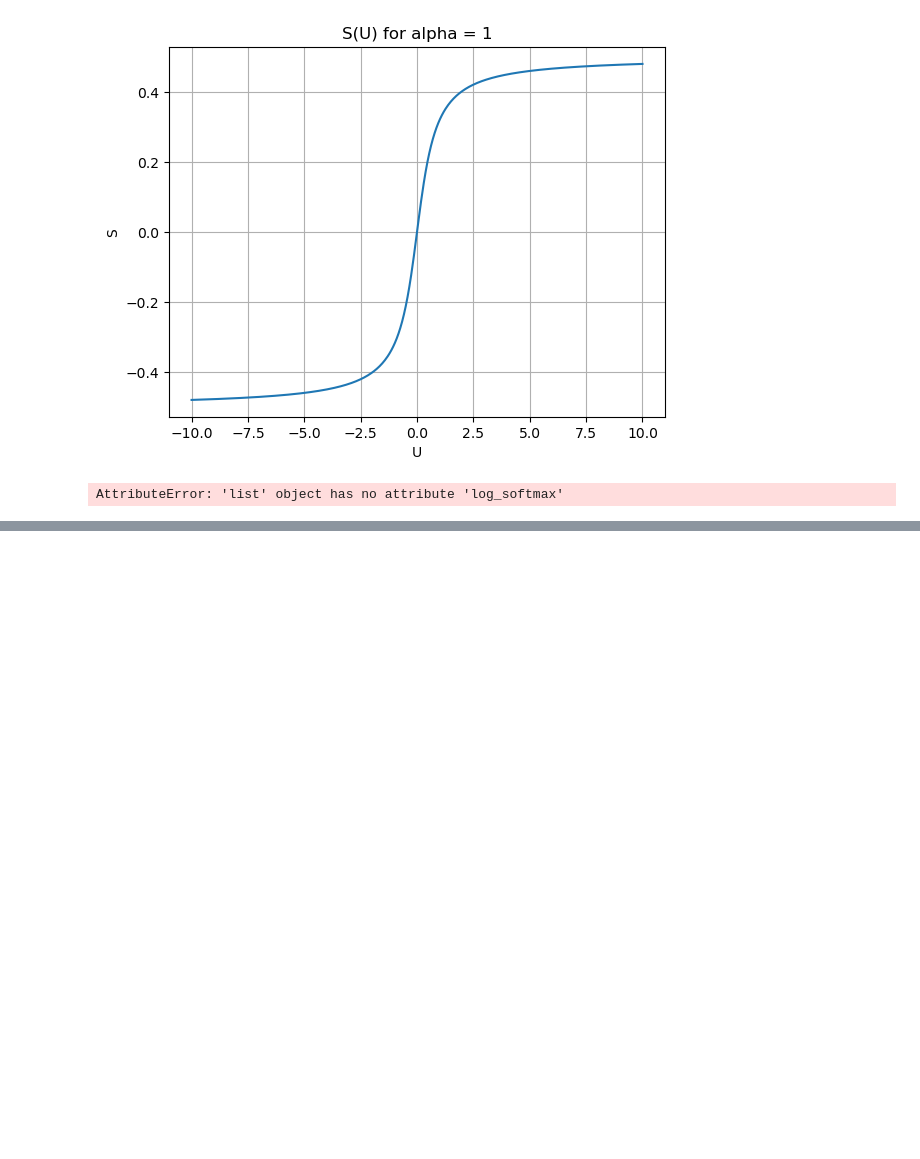
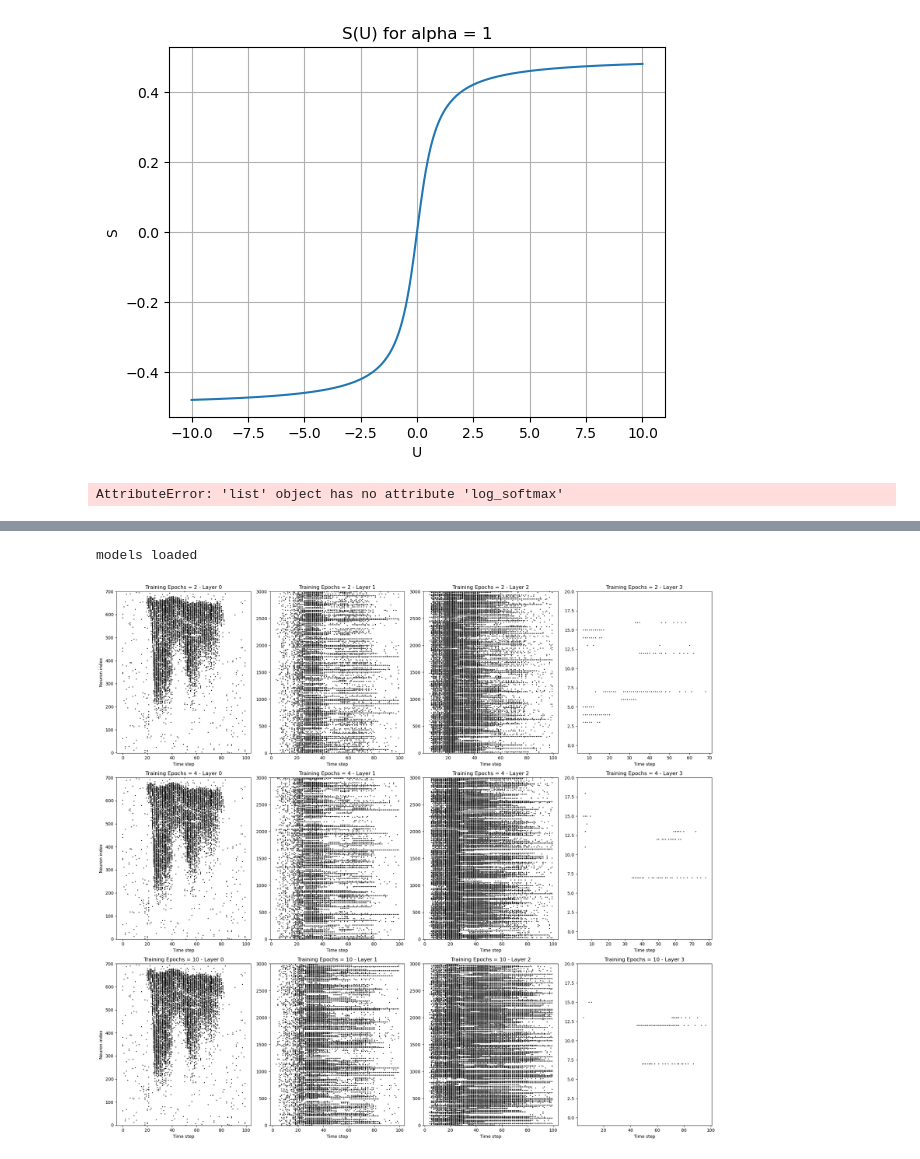
Before and after one commit to ForzaMark/whk-snn, a Jupyter notebook: heidelberg_implementation/notebook.ipynb, the cells around one changed output, grey strips where cells are left out. Cells and saved outputs as stored; diff of their text form; code cells hidden in the pictures; blank space fills up the shorter version.

```diff
--- a/heidelberg_implementation/notebook.ipynb
+++ b/heidelberg_implementation/notebook.ipynb
@@ -764,0 +851,39 @@ AttributeError: 'list' object has no attribute 'log_softmax'
+# %%
+from util.plot_layer_development import plot_layer_development
+from neural_nets.configurable_spiking_neural_net import ConfigurableSpikingNeuralNet
+from constants import NUMBER_INPUT_NEURONS, NUMBER_OUTPUT_NEURONS, TIME_STEPS
+import copy
+import torch
+
+model1_path = f'./models/experiment_layer_development_investigation/training_epochs_denseness_number_epochs_{2}.pth'
+model2_path = f'./models/experiment_layer_development_investigation/training_epochs_denseness_number_epochs_{4}.pth'
+model3_path = f'./models/experiment_layer_development_investigation/best_grid_search_sparsity_{0}_beta_{0.99}_threshold_{1}.pth'
+
+base_net =  ConfigurableSpikingNeuralNet(number_input_neurons=NUMBER_INPUT_NEURONS,
+                                                 number_hidden_neurons=3000,
+                                                 number_output_neurons=NUMBER_OUTPUT_NEURONS,
+                                                 beta=0.99,
+                                                 threshold=1,
+                                                 time_steps=TIME_STEPS,
+                                                 number_hidden_layers=2)
+
+model_paths = [
+    model1_path,
+    model2_path,
+    model3_path,
+]
+
+models = []
+
+for model_path in model_paths:
+    model = copy.deepcopy(base_net)
+    model.load_state_dict(torch.load(model_path))
+
+    models.append(model)
+
+print('models loaded')
+
+plot_layer_development(models, [f'Training Epochs = {num_epochs}' for num_epochs in [2, 4, 10]])
+# %% [output]
+models loaded
+[figure, added]
```
Also changed, not shown: parts of 4 cells of this notebook, 5 other files.
